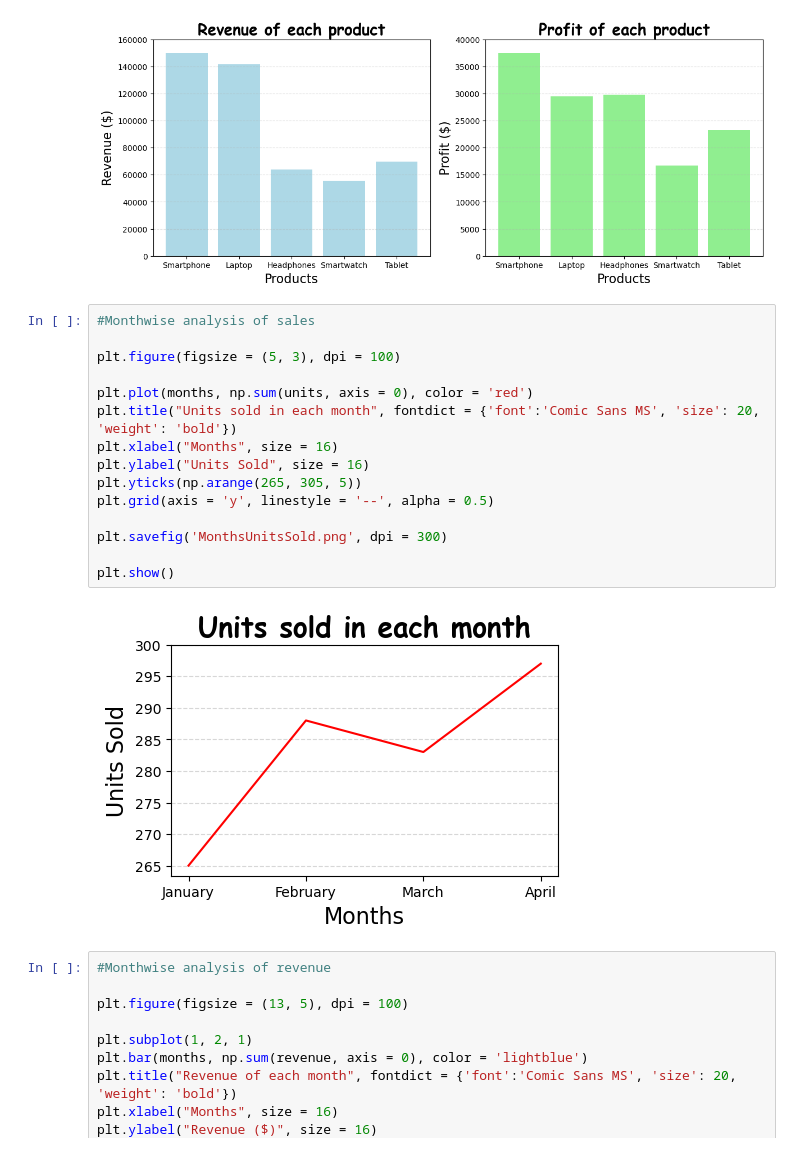
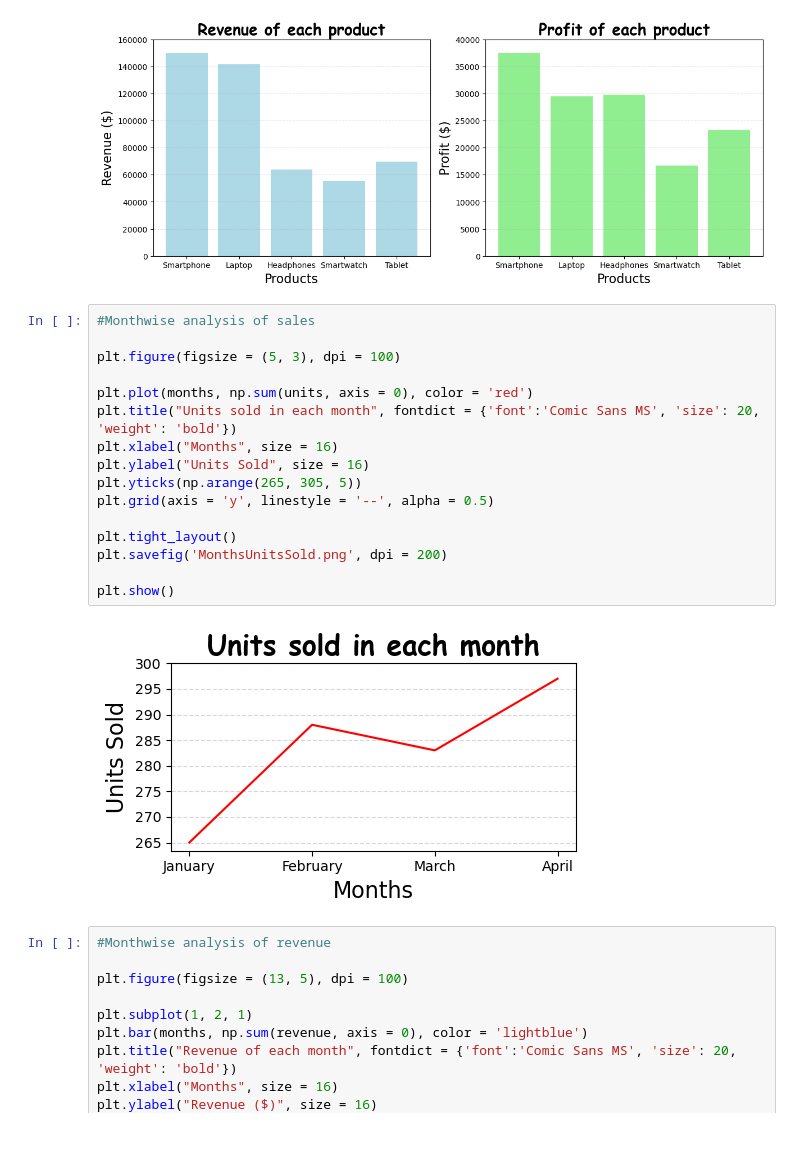
Before and after one commit to bestboybest/LearningPython, a Jupyter notebook: Numpy Projects/03) StoreSales/SalesNumpy.ipynb, the cells around one changed output. Drawn from its saved outputs; the diff is of its cells as text.

```diff
--- a/Numpy Projects/03) StoreSales/SalesNumpy.ipynb
+++ b/Numpy Projects/03) StoreSales/SalesNumpy.ipynb
@@ -158,20 +158,21 @@ plt.show()
 # %%
 #Monthwise analysis of sales
 
 plt.figure(figsize = (5, 3), dpi = 100)
 
 plt.plot(months, np.sum(units, axis = 0), color = 'red')
 plt.title("Units sold in each month", fontdict = {'font':'Comic Sans MS', 'size': 20, 'weight': 'bold'})
 plt.xlabel("Months", size = 16)
 plt.ylabel("Units Sold", size = 16)
 plt.yticks(np.arange(265, 305, 5))
 plt.grid(axis = 'y', linestyle = '--', alpha = 0.5)
 
-plt.savefig('MonthsUnitsSold.png', dpi = 300)
+plt.tight_layout()
+plt.savefig('MonthsUnitsSold.png', dpi = 200)
 
 plt.show()
 # %% [output]
-[figure, old version]
+[figure, new version]
 # %%
 #Monthwise analysis of revenue
 
```
Also changed, not shown: 1 other file.
